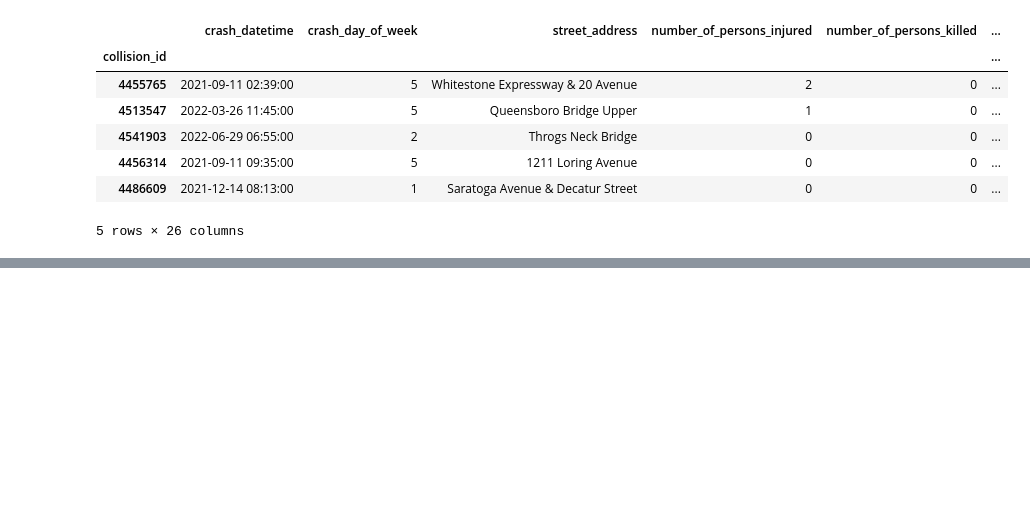
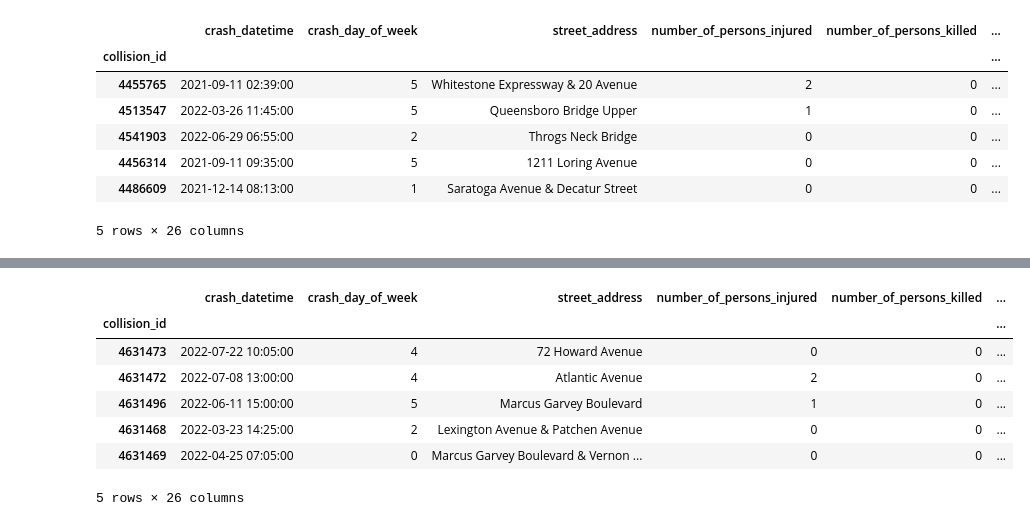
Before and after one commit to ReiannaLiu/MotorVehicleCollision, a Jupyter notebook: data_cleaning_process/collision_data_cleaning.ipynb, the cells around one changed output, grey strips where cells are left out. Drawn from its saved outputs; the diff is of its cells as text; code cells hidden in the pictures; blank space fills up the shorter version.

```diff
--- a/data_cleaning_process/collision_data_cleaning.ipynb
+++ b/data_cleaning_process/collision_data_cleaning.ipynb
@@ -280,0 +295,3 @@ for row in collision_clean_df.itertuples():
+# %%
+# remove multiple space within the address
+collision_2022_df['street_address'] = collision_2022_df['street_address'].str.replace(r'\s+', ' ', regex=True)
@@ -280,0 +300,33 @@ for row in collision_clean_df.itertuples():
+# %%
+with open('../api_keys/googlemap.txt') as f:
+    google_apikey = f.readline().strip()
+# %%
+def get_latlon_from_google(address):
+    base_url = 'https://maps.googleapis.com/maps/api/geocode/json?'
+    params = {
+        'address': address + ", New York City, NY, USA",
+        'key': google_apikey
+    }
+    response = requests.get(base_url, params=params).json()
+
+    lat, lon, zip_code = None, None,None
+
+    if 'results' in response:
+        for result in response['results']:
+            lat = result['geometry']['location']['lat']
+            lon = result['geometry']['location']['lng']
+            for component in result['address_components']:
+                    if 'postal_code' in component['types']:
+                        zip_code = component['long_name']
+
+            # Check if we've found all the values we're looking for
+            if zip_code:
+                break
+
+    return lat, lon, zip_code
+# %%
+for i in range(0, len(collision_2022_missing_geo)):
+    latitude, longitude, zipcode = get_latlon_from_google(collision_2022_missing_geo.iloc[i]['street_address'])
+    collision_2022_df.loc[collision_2022_missing_geo.index[i], 'latitude'] = latitude
+    collision_2022_df.loc[collision_2022_missing_geo.index[i], 'longitude'] = longitude
+    collision_2022_df.loc[collision_2022_missing_geo.index[i], 'zip_code'] = zipcode
@@ -280,0 +335,11 @@ for row in collision_clean_df.itertuples():
+# %%
+collision_2022_df.tail()
+# %% [output]
+|  | crash_datetime | crash_day_of_week | street_address | number_of_persons_injured | number_of_persons_killed | ... |
+| collision_id |  |  |  |  |  | ... |
+| 4631473 | 2022-07-22 10:05:00 | 4 | 72 Howard Avenue | 0 | 0 | ... |
+| 4631472 | 2022-07-08 13:00:00 | 4 | Atlantic Avenue | 2 | 0 | ... |
+| 4631496 | 2022-06-11 15:00:00 | 5 | Marcus Garvey Boulevard | 1 | 0 | ... |
+| 4631468 | 2022-03-23 14:25:00 | 2 | Lexington Avenue & Patchen Avenue | 0 | 0 | ... |
+| 4631469 | 2022-04-25 07:05:00 | 0 | Marcus Garvey Boulevard & Vernon ... | 0 | 0 | ... |
+5 rows × 26 columns
```
Also changed, not shown: parts of 35 cells of this notebook, 1 other file.
